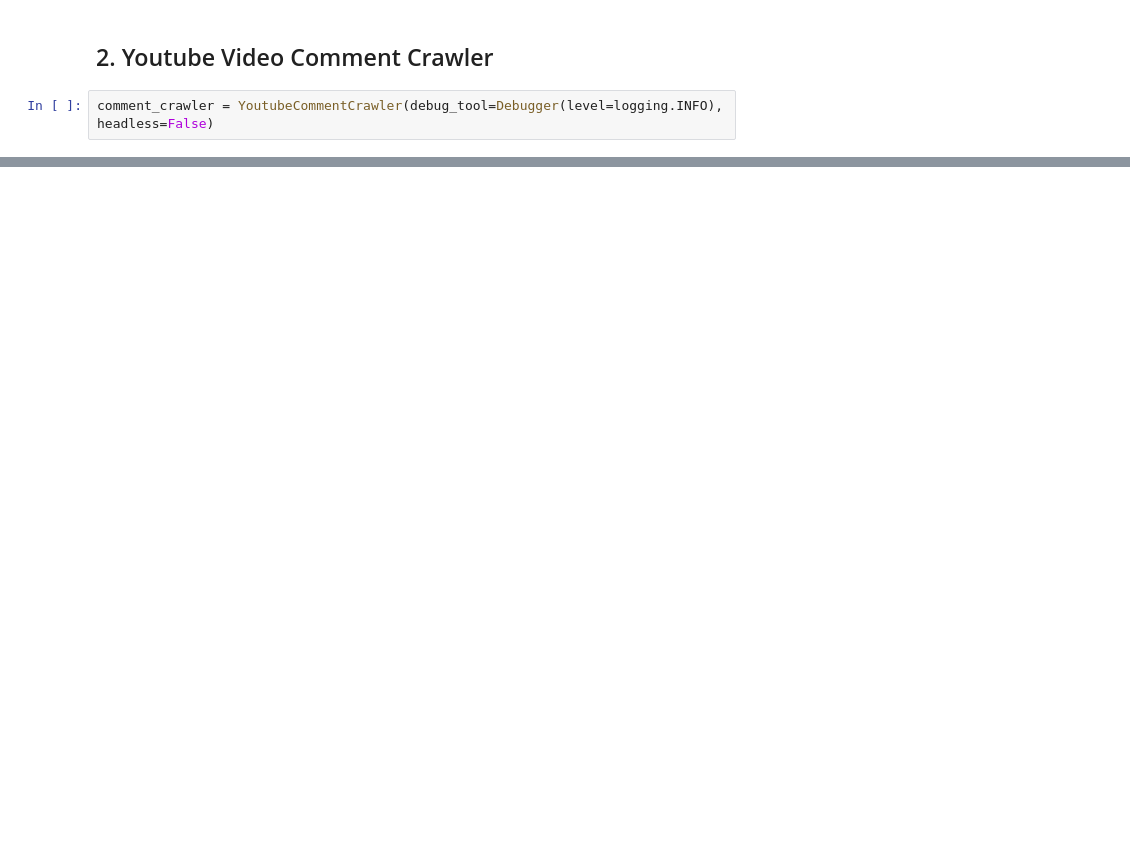
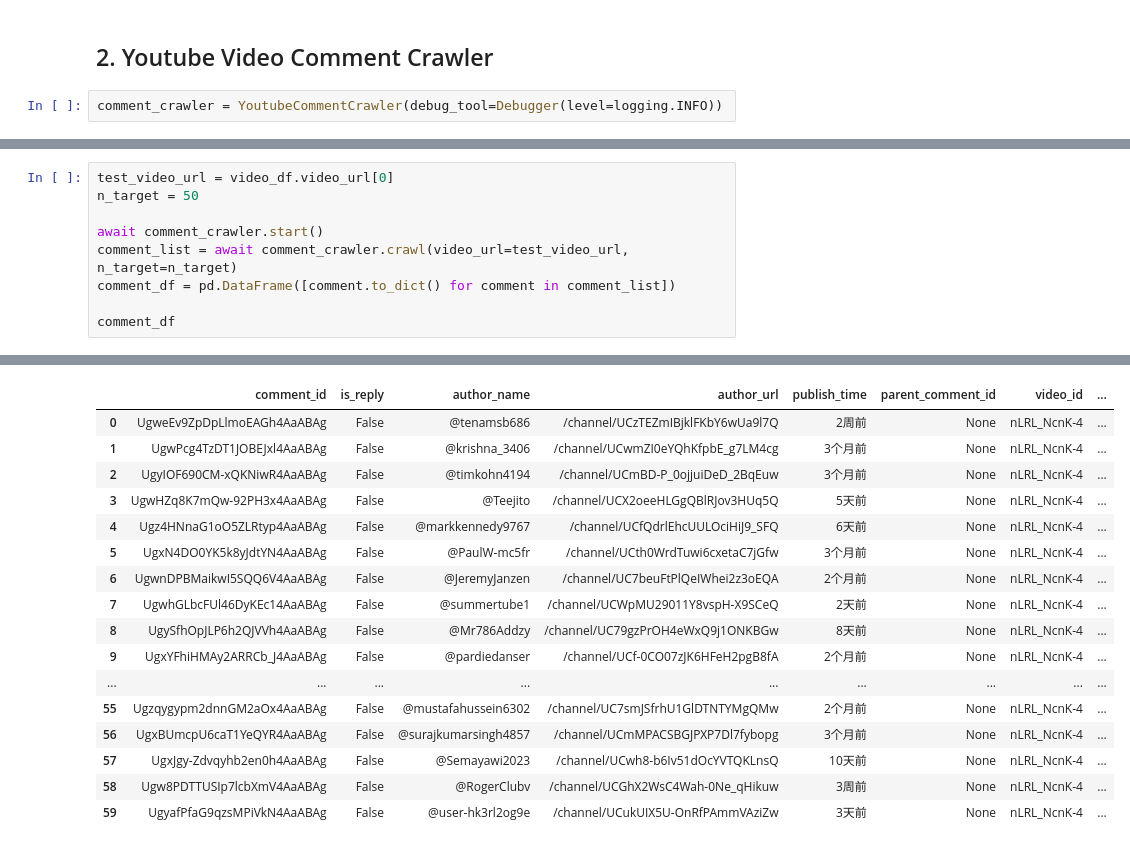
Before and after one commit to stevieflyer/zephyrion, a Jupyter notebook: user-guide.ipynb, the cells around one changed output, grey strips where cells are left out. Saved outputs shown, nothing was run; the diff lists cells and outputs as text; blank space fills up the shorter version.

```diff
--- a/user-guide.ipynb
+++ b/user-guide.ipynb
@@ -76,4 +69,4 @@ df
 # %% [markdown]
 ## 2. Youtube Video Comment Crawler
 # %%
-comment_crawler = YoutubeCommentCrawler(debug_tool=Debugger(level=logging.INFO), headless=False)
+comment_crawler = YoutubeCommentCrawler(debug_tool=Debugger(level=logging.INFO))
@@ -108,0 +73,10 @@ len(comment_list)
+# %%
+test_video_url = video_df.video_url[0]
+n_target = 50
+
+await comment_crawler.start()
+comment_list = await comment_crawler.crawl(video_url=test_video_url, n_target=n_target)
+comment_df = pd.DataFrame([comment.to_dict() for comment in comment_list])
+
+comment_df
+# %% [output]
@@ -108,0 +100,17 @@ len(comment_list)
+|  | comment_id | is_reply | author_name | author_url | publish_time | parent_comment_id | video_id | ... |
+| 0 | UgweEv9ZpDpLlmoEAGh4AaABAg | False | @tenamsb686 | /channel/UCzTEZmIBjklFKbY6wUa9l7Q | 2周前 | None | nLRL_NcnK-4 | ... |
+| 1 | UgwPcg4TzDT1JOBEJxl4AaABAg | False | @krishna_3406 | /channel/UCwmZI0eYQhKfpbE_g7LM4cg | 3个月前 | None | nLRL_NcnK-4 | ... |
+| 2 | UgyIOF690CM-xQKNiwR4AaABAg | False | @timkohn4194 | /channel/UCmBD-P_0ojjuiDeD_2BqEuw | 3个月前 | None | nLRL_NcnK-4 | ... |
+| 3 | UgwHZq8K7mQw-92PH3x4AaABAg | False | @Teejito | /channel/UCX2oeeHLGgQBlRJov3HUq5Q | 5天前 | None | nLRL_NcnK-4 | ... |
+| 4 | Ugz4HNnaG1oO5ZLRtyp4AaABAg | False | @markkennedy9767 | /channel/UCfQdrlEhcUULOciHiJ9_SFQ | 6天前 | None | nLRL_NcnK-4 | ... |
+| 5 | UgxN4DO0YK5k8yJdtYN4AaABAg | False | @PaulW-mc5fr | /channel/UCth0WrdTuwi6cxetaC7jGfw | 3个月前 | None | nLRL_NcnK-4 | ... |
+| 6 | UgwnDPBMaikwI5SQQ6V4AaABAg | False | @JeremyJanzen | /channel/UC7beuFtPlQeIWhei2z3oEQA | 2个月前 | None | nLRL_NcnK-4 | ... |
+| 7 | UgwhGLbcFUl46DyKEc14AaABAg | False | @summertube1 | /channel/UCWpMU29011Y8vspH-X9SCeQ | 2天前 | None | nLRL_NcnK-4 | ... |
+| 8 | UgySfhOpJLP6h2QJVVh4AaABAg | False | @Mr786Addzy | /channel/UC79gzPrOH4eWxQ9j1ONKBGw | 8天前 | None | nLRL_NcnK-4 | ... |
+| 9 | UgxYFhiHMAy2ARRCb_J4AaABAg | False | @pardiedanser | /channel/UCf-0CO07zJK6HFeH2pgB8fA | 2个月前 | None | nLRL_NcnK-4 | ... |
+| ... | ... | ... | ... | ... | ... | ... | ... | ... |
+| 55 | Ugzqygypm2dnnGM2aOx4AaABAg | False | @mustafahussein6302 | /channel/UC7smJSfrhU1GlDTNTYMgQMw | 2个月前 | None | nLRL_NcnK-4 | ... |
+| 56 | UgxBUmcpU6caT1YeQYR4AaABAg | False | @surajkumarsingh4857 | /channel/UCmMPACSBGJPXP7Dl7fybopg | 3个月前 | None | nLRL_NcnK-4 | ... |
+| 57 | UgxJgy-Zdvqyhb2en0h4AaABAg | False | @Semayawi2023 | /channel/UCwh8-b6Iv51dOcYVTQKLnsQ | 10天前 | None | nLRL_NcnK-4 | ... |
+| 58 | Ugw8PDTTUSIp7lcbXmV4AaABAg | False | @RogerClubv | /channel/UCGhX2WsC4Wah-0Ne_qHikuw | 3周前 | None | nLRL_NcnK-4 | ... |
+| 59 | UgyafPfaG9qzsMPiVkN4AaABAg | False | @user-hk3rl2og9e | /channel/UCukUIX5U-OnRfPAmmVAziZw | 3天前 | None | nLRL_NcnK-4 | ... |
```
Also changed, not shown: parts of 9 cells of this notebook, 28 other files.
